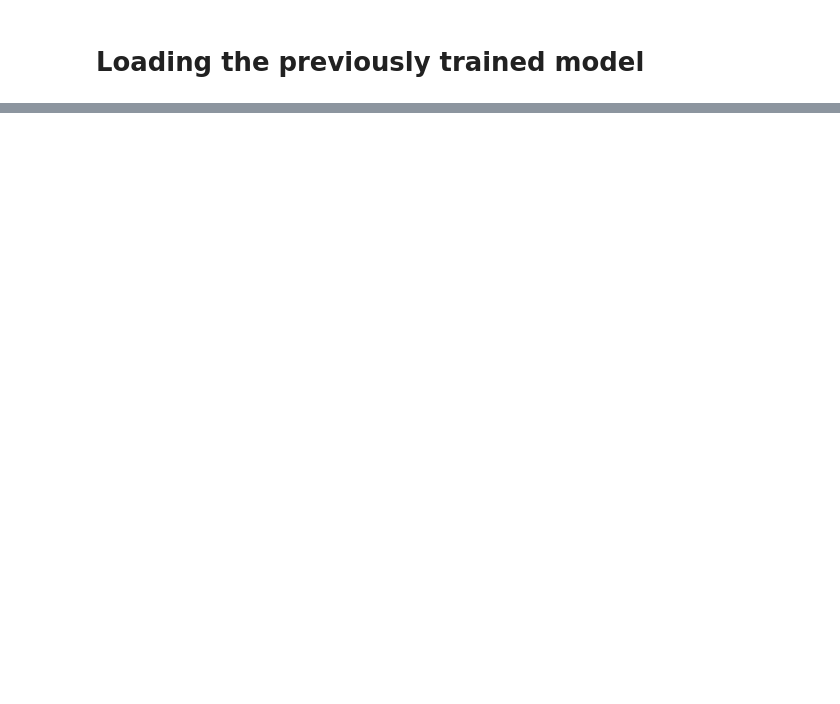
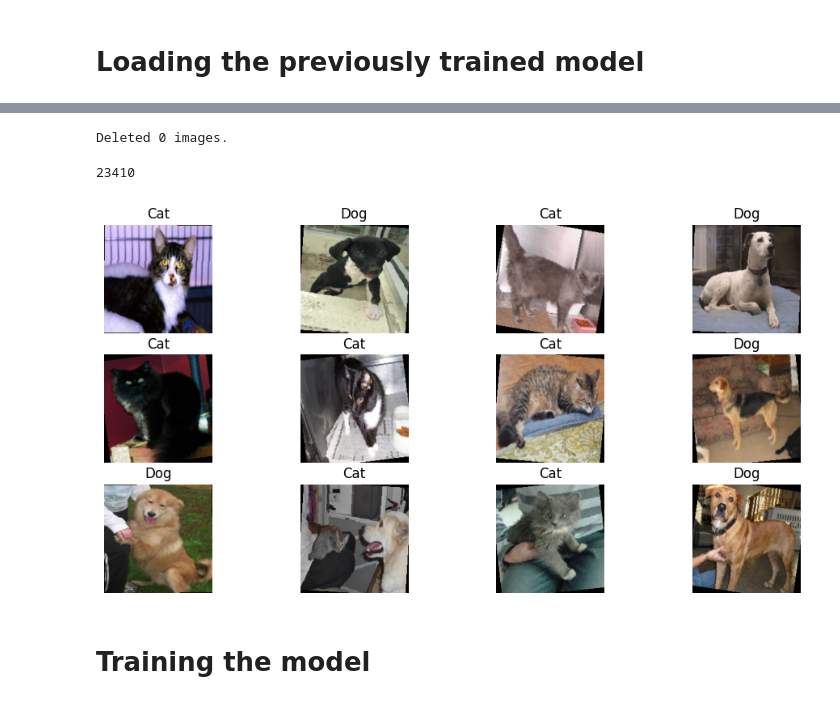
Before and after one commit to EdiOne07/DeepLearning-Experiments, a Jupyter notebook: CNN/OutputLayerModification.ipynb, the cells around one changed output, grey strips where cells are left out. Drawn from its saved outputs; the diff is of its cells as text; code cells hidden in the pictures; blank space fills up the shorter version.

```diff
--- a/CNN/OutputLayerModification.ipynb
+++ b/CNN/OutputLayerModification.ipynb
@@ -42,0 +260,57 @@ torch.load()
+# %%
+import os
+
+def filter_corrupted_images(root_dir: str):
+    num_skipped = 0
+    for folder_name in ("Cat", "Dog"):
+        folder_path = os.path.join(root_dir, folder_name)
+        for fname in os.listdir(folder_path):
+            fpath = os.path.join(folder_path, fname)
+            try:
+                fobj = open(fpath, "rb")
+                is_jfif = b"JFIF" in fobj.peek(10)
+            finally:
+                fobj.close()
+
+            if not is_jfif:
+                num_skipped += 1
+                # Delete corrupted image
+                os.remove(fpath)
+
+    print(f"Deleted {num_skipped} images.")
+
+filter_corrupted_images("./PetImages")
+# %% [output]
+Deleted 0 images.
+# %%
+data_augmentation_transforms = transforms.Compose([
+    transforms.Resize((180, 180)),
+    transforms.RandomHorizontalFlip(), # Randomly flip images horizontally
+    transforms.RandomRotation(10), # 10 degrees rotation
+    transforms.ToTensor(),
+])
+
+# Loading again with the new data augmentation transforms
+train_loader, validation_loader, class_names = load_from_directory(
+    "./PetImages",
+    train_transforms=data_augmentation_transforms,
+    val_transforms=basic_transform,
+)
+# %% [output]
+23410
+# %%
+def visualize_batch(loader: DataLoader, class_names: list) -> None:
+    images, labels = next(iter(loader))
+    images = images.numpy().transpose((0, 2, 3, 1))
+
+    plt.figure(figsize=(12, 8))
+    for i in range(12):
+        plt.subplot(4, 4, i + 1)
+        plt.imshow(images[i])
+        plt.title(class_names[labels[i]])
+        plt.axis("off")
+    plt.show()
+
+visualize_batch(train_loader, class_names)
+# %% [output]
+[figure, added]
@@ -42,0 +337,2 @@ torch.load()
+# %% [markdown]
+# Training the model
```
Also changed, not shown: parts of 13 cells of this notebook.
